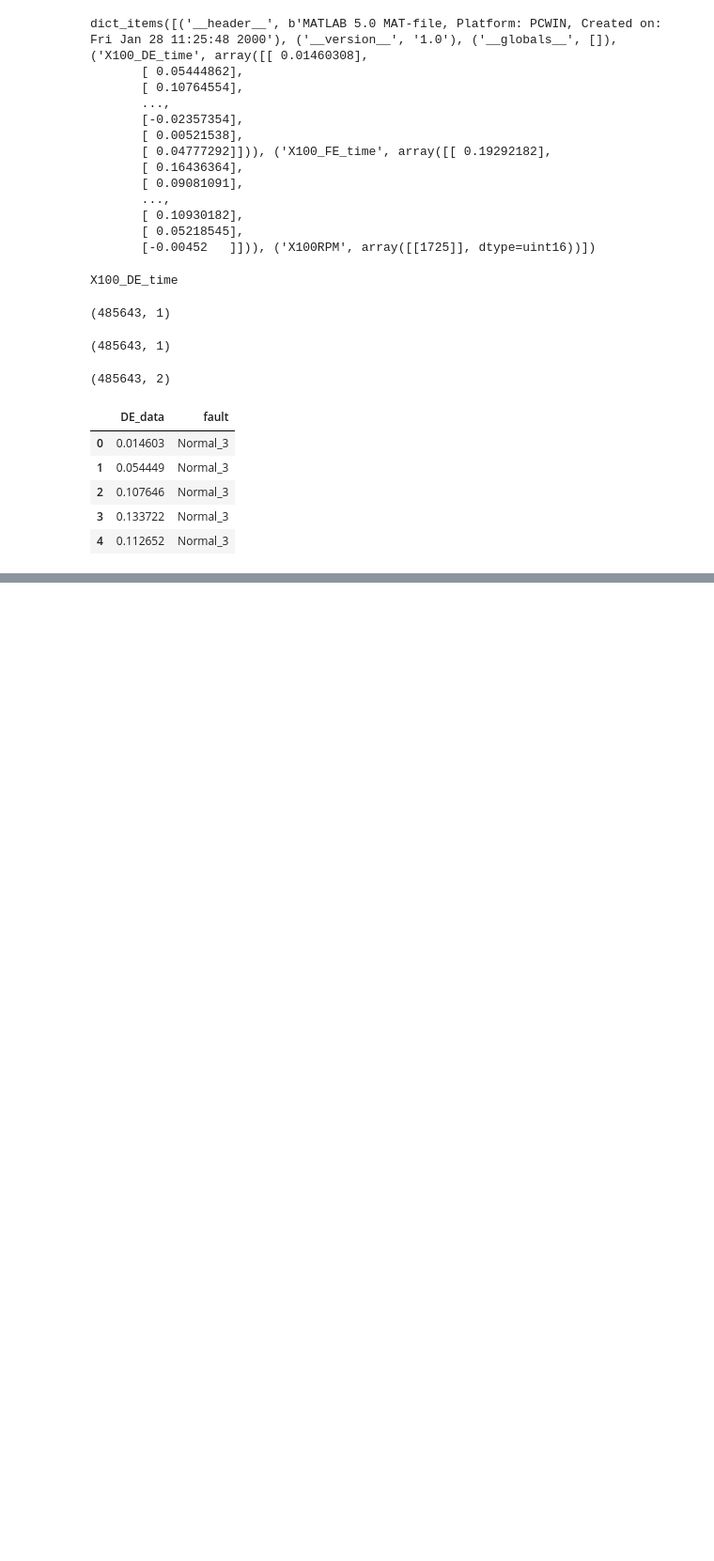
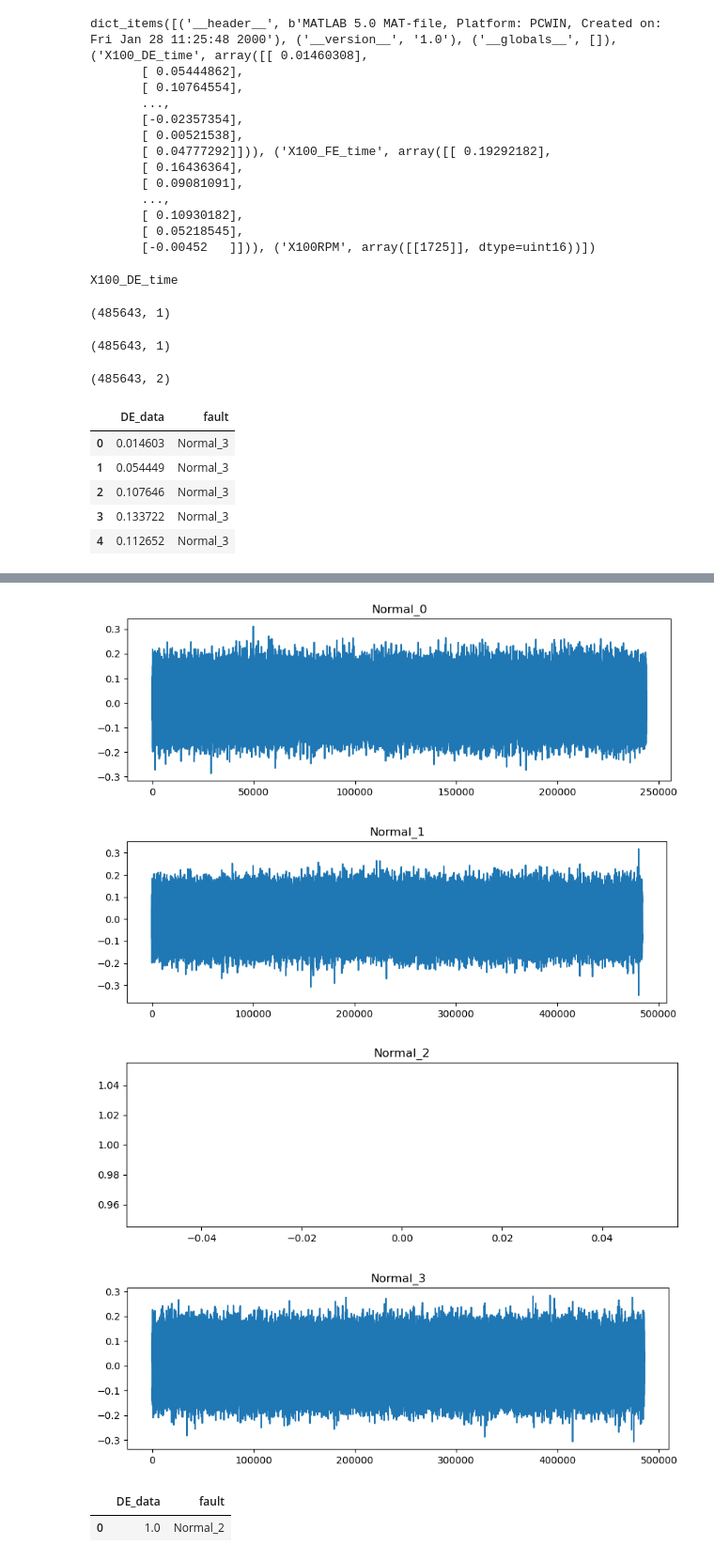
Before and after one commit to JanMoskal12/BearingFaultDiagnosisUsingNeuralNetworks, a Jupyter notebook: data_preprocessing.ipynb, the cells around one changed output, grey strips where cells are left out. Shown at 94% size. Drawn from its saved outputs; the diff is of its cells as text; code cells hidden in the pictures; blank space fills up the shorter version.

Commit message:
Reading normal baseline data

```diff
--- a/data_preprocessing.ipynb
+++ b/data_preprocessing.ipynb
@@ -80,0 +83,14 @@ plt.show()
+# %%
+df_normal = pd.DataFrame(columns = ['DE_data', 'fault'])
+
+for root, dirs, files in os.walk('.\\Data\\NormalBaselineData', topdown=False):
+    for name in files:
+        path = os.path.join(root, name)
+        print(path)
+        mat = scipy.io.loadmat(path)
+        key_name = list(mat.keys())[3]
+        DE_data = mat[key_name]
+        fault = np.full((len(DE_data), 1), name[:-4])
+        df_temp = pd.DataFrame({'DE_data': np.ravel(DE_data), 'fault': np.ravel(fault)})
+        df_normal = pd.concat([df_normal, df_temp], axis=0)
+        print(df_normal['fault'].unique())
@@ -80,0 +106,17 @@ plt.show()
+# %%
+normals = df_normal['fault'].unique()
+for n in normals:
+    plt.figure(figsize=(10, 3))
+    plt.plot(df_normal[df_normal['fault'] == n]['DE_data'])
+    plt.title(n)
+    plt.show()
+# %% [output]
+[figure, added]
+[figure, added]
+[figure, added]
+[figure, added]
+# %%
+df_normal[df_normal['fault'] == 'Normal_2']
+# %% [output]
+|  | DE_data | fault |
+| 0 | 1.0 | Normal_2 |
```
Also changed, not shown: parts of 4 cells of this notebook.
